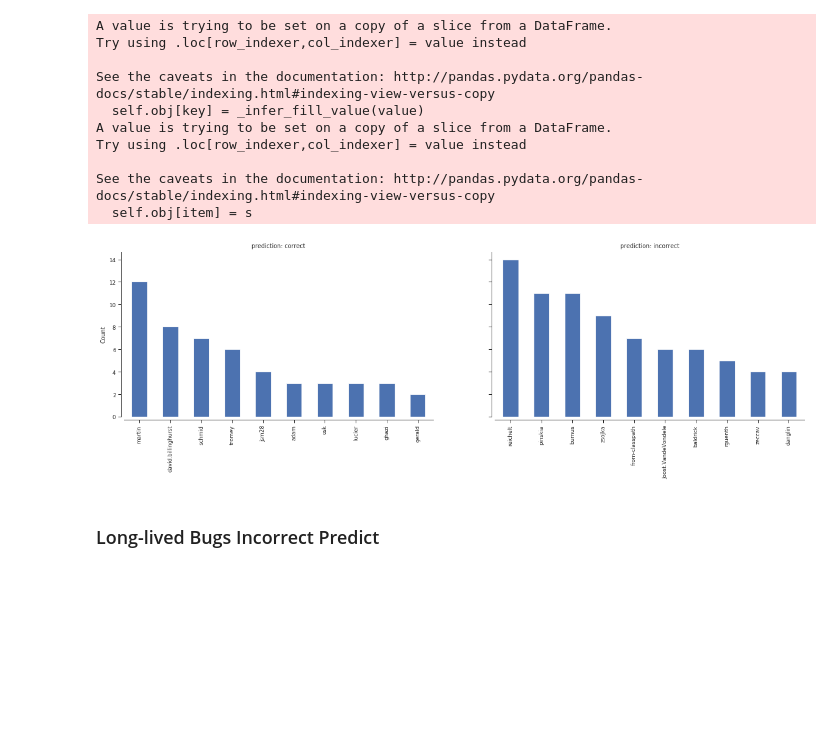
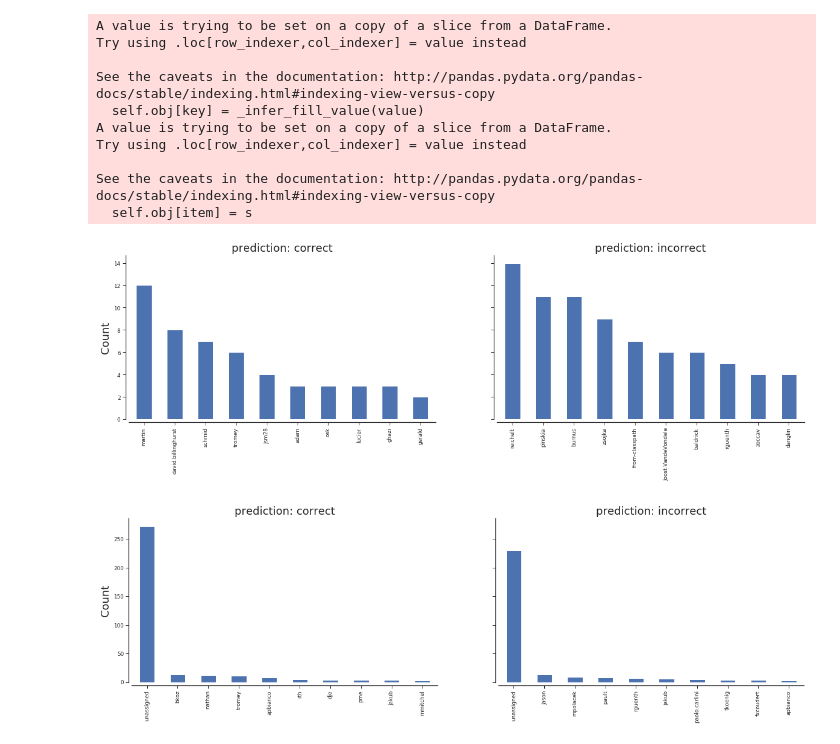
Before and after one commit to gomesluiz/my-doctorate, a Jupyter notebook: projects/long-lived-bug-prediction/notebooks/20191004_long_lived_prediction_rq4_data_analysis.ipynb, the cells around one changed output. Saved outputs shown, nothing was run; the diff lists cells and outputs as text; code cells hidden in the pictures; blank space fills up the shorter version.

```diff
--- a/projects/long-lived-bug-prediction/notebooks/20191004_long_lived_prediction_rq4_data_analysis.ipynb
+++ b/projects/long-lived-bug-prediction/notebooks/20191004_long_lived_prediction_rq4_data_analysis.ipynb
@@ -540,39 +540,32 @@ See the caveats in the documentation: http://pandas.pydata.org/pandas-docs/stabl
   self.obj[item] = s
 # %%
 def plot_bar(data, status, column, ax):
+
     top_n = data[data['status_prediction']==status]
     top_n = top_n.groupby(column).size().reset_index(name='count')
     top_n = top_n.sort_values('count', ascending=False).head(10)
     top_n.plot(kind="bar", x=column, ax=ax)
     ax.set(title=f"prediction: {status}", xlabel="", ylabel="Count")
     ax.get_legend().remove()
-    """
-    g = sns.countplot(data=top_n[top_n['status_prediction']==status]
-               # , kind="bar"
-                , x=column
-               # , y='count'
-               # , col="status_prediction"
-               # , saturation=.5
-               # , height=6
-                , palette="muted"
-                , ax =  ax)
-
-    (g.set_axis_labels("", "Count")
-      .set_xticklabels(rotation=90, horizontalalignment='right')
-      .despine(left=True))
-  """
 # %%
-# stacked bar plot.
 fig, axes = plt.subplots(1, 2, sharey=True, figsize=(20,5))
 plt.subplots_adjust(hspace=0.8)
+sns.set_context("paper")
 sns.despine(offset=5)
-sns.set(style="ticks", color_codes=True, font_scale=20)
-sns.set_context("paper")
-sns.set_style("ticks")
+sns.set(style="ticks", color_codes=True, font_scale=1.5)
 
 for status, ax in zip(['correct', 'incorrect'], axes.flatten()):
     plot_bar(long_lived_predicted_bugs, status, 'reporter_name', ax)
 # %% [output]
-[figure, old version]
+[figure, new version]
-# %% [markdown]
-### Long-lived Bugs Incorrect Predict
+# %%
+fig, axes = plt.subplots(1, 2, sharey=True, figsize=(20,5))
+plt.subplots_adjust(hspace=0.8)
+sns.set_context("paper")
+sns.despine(offset=5)
+sns.set(style="ticks", color_codes=True, font_scale=1.5)
+
+for status, ax in zip(['correct', 'incorrect'], axes.flatten()):
+    plot_bar(long_lived_predicted_bugs, status, 'assignee_name', ax)
+# %% [output]
+[figure, added]
```
Also changed, not shown: parts of 3 cells of this notebook, 1 other file.
